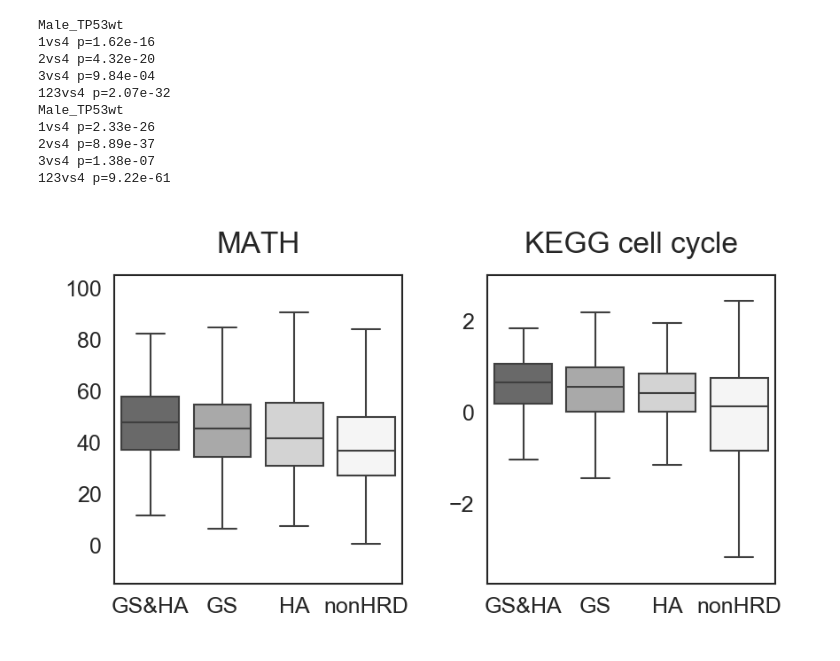
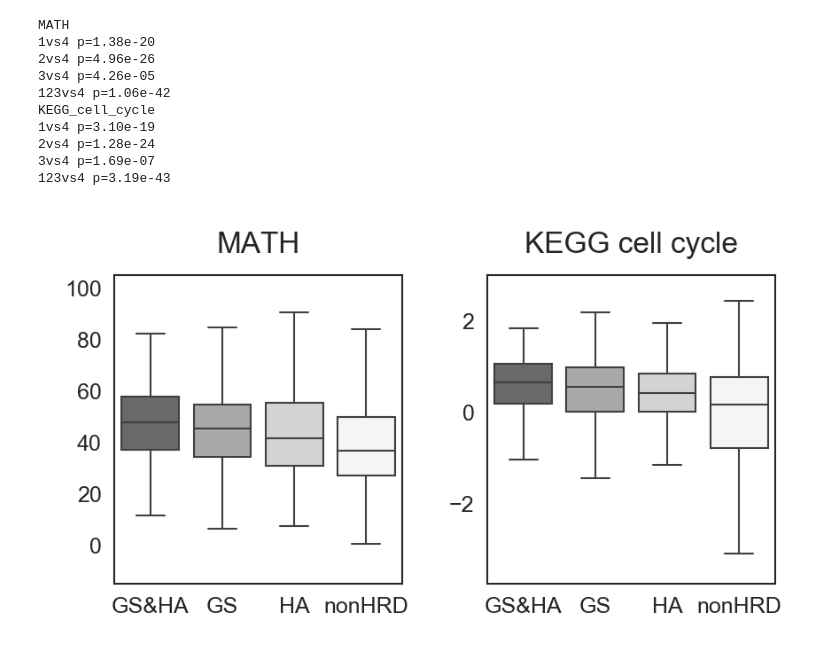
Before and after one commit to shirotak/pancancer_hrd_analysis, a Jupyter notebook: script/Figure4B_5D.ipynb, the cells around one changed output. Drawn from its saved outputs; the diff is of its cells as text; code cells hidden in the pictures.

```diff
--- a/script/Figure4B_5D.ipynb
+++ b/script/Figure4B_5D.ipynb
@@ -46,7 +46,7 @@ value="rRPS_score"
 for i,group in enumerate(groups) :
     ax=fig.add_subplot(1,4,i+1)
     tmp_df=plt_df[ plt_df["Gender_sTP53m"]==group]
-    tmp_df=tmp_df[ tmp_df["CancerType"]!="OV"]
+    tmp_df=tmp_df.dropna(subset=[value])
     order=["GS_HA","GS","HA","nonHRD"]
     sns.boxplot(x="GS_HA_anno",y=value, data=tmp_df,sym="",order=order,
                 palette=["k","darkgrey","lightgrey","whitesmoke"]
@@ -110,6 +110,7 @@ for i,group in enumerate(groups) :
     ax=fig.add_subplot(1,4,i+1)
     tmp_df=plt_df[ plt_df["Gender_sTP53m"]==group]
     tmp_df=tmp_df[ tmp_df["CancerType"]!="OV"]
+    tmp_df=tmp_df.dropna(subset=[value])
     order=["GS_HA","GS","HA","nonHRD"]
     sns.boxplot(x="GS_HA_anno",y=value, data=tmp_df,sym="",order=order,
                 palette=["k","darkgrey","lightgrey","whitesmoke"]
@@ -173,7 +174,7 @@ value="KEGG_score"
 for i,group in enumerate(groups) :
     ax=fig.add_subplot(1,4,i+1)
     tmp_df=plt_df[ plt_df["Gender_sTP53m"]==group]
-    tmp_df=tmp_df[ tmp_df["CancerType"]!="OV"]
+    tmp_df=tmp_df.dropna(subset=[value])
     order=["GS_HA","GS","HA","nonHRD"]
     sns.boxplot(x="GS_HA_anno",y=value, data=tmp_df,sym="",order=order,
                 palette=["k","darkgrey","lightgrey","whitesmoke"]
@@ -238,50 +239,51 @@ n=len(values)
 fig = plt.figure(figsize=(3,1.75))
 for i,value in enumerate(values):
     ax=fig.add_subplot(1,n,i+1)
+    tmp_df=tmp_df.dropna(subset=[value])
     ax=sns.boxplot(x=cat,y=value,data=tmp_df,sym="",#hue=hue,hue_order=["HRD","nonHRD"],
                    order=groups2,palette=["dimgrey","darkgrey","lightgrey","whitesmoke"] ,linewidth=0.5,boxprops={"alpha":1})
     ax.set_title(value.replace("_"," "),fontsize=8)
     ax.set_xlabel("")
     ax.set_ylabel("",fontsize=8)
     ax.set_xticklabels(labels2,fontsize=6)
     ax.tick_params(axis="y",labelsize=6)
     ax.legend([])
 
     a=tmp_df[tmp_df["GS_HA_anno"]=="GS_HA"][value].values
     b=tmp_df[tmp_df["GS_HA_anno"]=="GS"][value].values
     c=tmp_df[tmp_df["GS_HA_anno"]=="HA"][value].values
     d=tmp_df[tmp_df["GS_HA_anno"]=="nonHRD"][value].values
     e=np.concatenate( [a,b,c] )
     _,p=stats.mannwhitneyu(a,d)
-    print(group)
+    print(value)
     print("1vs4 p={:.2e}".format(p))
 
     _,p=stats.mannwhitneyu(b,d)
     print("2vs4 p={:.2e}".format(p))
     _,p=stats.mannwhitneyu(c,d)
     print("3vs4 p={:.2e}".format(p))
     _,p=stats.mannwhitneyu(e,d)
     print("123vs4 p={:.2e}".format(p))
 
     if i ==0:
         ax.set_ylim(-15,105)
     if i ==1:
         ax.set_ylim(-3.75,3)
 
 plt.tight_layout()
 plt.savefig(path_to_results+"Figure5D_1.png",bbox_inches="tight")
 # %% [output]
-Male_TP53wt
-1vs4 p=1.62e-16
-2vs4 p=4.32e-20
-3vs4 p=9.84e-04
-123vs4 p=2.07e-32
-Male_TP53wt
-1vs4 p=2.33e-26
-2vs4 p=8.89e-37
-3vs4 p=1.38e-07
-123vs4 p=9.22e-61
+MATH
+1vs4 p=1.38e-20
+2vs4 p=4.96e-26
+3vs4 p=4.26e-05
+123vs4 p=1.06e-42
+KEGG_cell_cycle
+1vs4 p=3.10e-19
+2vs4 p=1.28e-24
+3vs4 p=1.69e-07
+123vs4 p=3.19e-43
-[figure, old version]
+[figure, new version]
 # %%
 values=["MATH","KEGG_cell_cycle"]
 cat="Gender_sTP53m"
```
Also changed, not shown: parts of 4 cells of this notebook, 9 other files.
